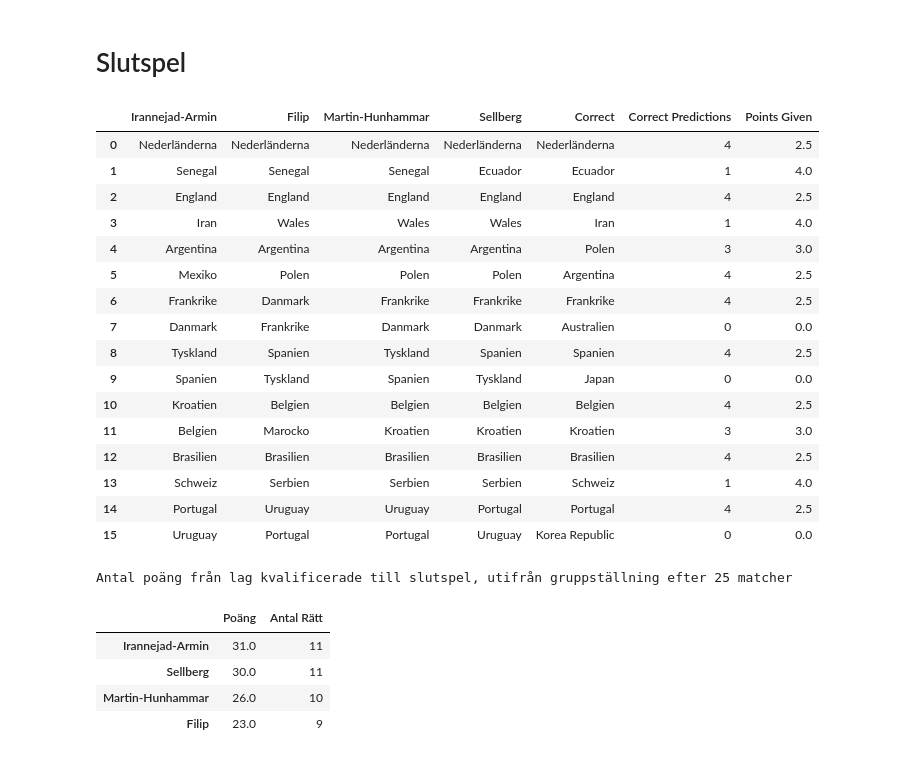
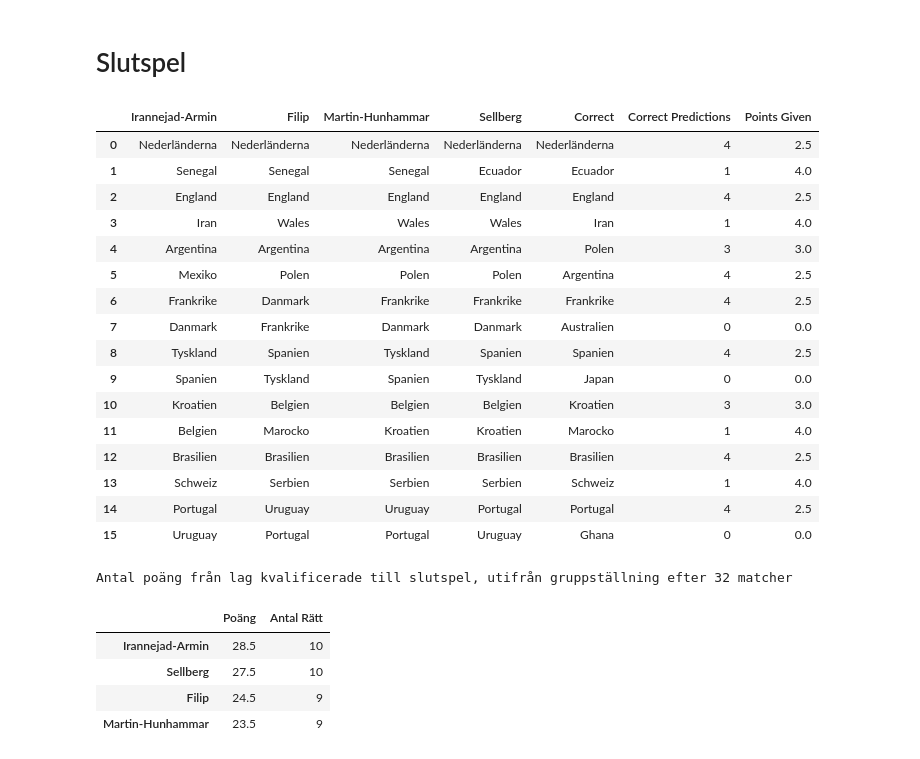
Before and after one commit to filipaslin/wc-tippning, a Jupyter notebook: scores.ipynb, the cells around one changed output. Saved outputs shown, nothing was run; the diff lists cells and outputs as text; code cells hidden in the pictures.

```diff
--- a/scores.ipynb
+++ b/scores.ipynb
@@ -78,35 +78,36 @@ Antal gruppspelspoäng efter 25 matcher
 <h1>Slutspel</h1>
 # %%
 country_map = {x[1]:x[0] for x in pd.read_html("https://svenskaengelska.se/lander.html")[0].values}
+country_map["Morocco"] = "Marocko"
 qual_preds = []
 for f in files:
     tmp = pd.read_excel(f)
     qual_preds.append([t.split(" ")[0] for t in tmp[tmp.columns[5]][61:77].values])
 qual_df = pd.DataFrame(qual_preds).T
 qual_df.columns = names
 qual_df["Correct"] = forzawrapper.get_qualifying()
 qual_df["Correct"] = qual_df["Correct"].apply(lambda x: country_map[x] if x in country_map.keys() else x)
 qual_df["Correct Predictions"] = qual_df["Correct"].apply(lambda x: sum([int(x in qual_df[c].values) for c in qual_df.columns[:-1]]))
 qual_df["Points Given"] = 0.5*(1+(len(files)*2-qual_df["Correct Predictions"]))*qual_df["Correct Predictions"].astype(bool)
 qual_df
 # %% [output]
 |  | Irannejad-Armin | Filip | Martin-Hunhammar | Sellberg | Correct | Correct Predictions | Points Given |
 | 0 | Nederländerna | Nederländerna | Nederländerna | Nederländerna | Nederländerna | 4 | 2.5 |
 | 1 | Senegal | Senegal | Senegal | Ecuador | Ecuador | 1 | 4.0 |
 | 2 | England | England | England | England | England | 4 | 2.5 |
 | 3 | Iran | Wales | Wales | Wales | Iran | 1 | 4.0 |
 | 4 | Argentina | Argentina | Argentina | Argentina | Polen | 3 | 3.0 |
 | 5 | Mexiko | Polen | Polen | Polen | Argentina | 4 | 2.5 |
 | 6 | Frankrike | Danmark | Frankrike | Frankrike | Frankrike | 4 | 2.5 |
 | 7 | Danmark | Frankrike | Danmark | Danmark | Australien | 0 | 0.0 |
 | 8 | Tyskland | Spanien | Tyskland | Spanien | Spanien | 4 | 2.5 |
 | 9 | Spanien | Tyskland | Spanien | Tyskland | Japan | 0 | 0.0 |
-| 10 | Kroatien | Belgien | Belgien | Belgien | Belgien | 4 | 2.5 |
-| 11 | Belgien | Marocko | Kroatien | Kroatien | Kroatien | 3 | 3.0 |
+| 10 | Kroatien | Belgien | Belgien | Belgien | Kroatien | 3 | 3.0 |
+| 11 | Belgien | Marocko | Kroatien | Kroatien | Marocko | 1 | 4.0 |
 | 12 | Brasilien | Brasilien | Brasilien | Brasilien | Brasilien | 4 | 2.5 |
 | 13 | Schweiz | Serbien | Serbien | Serbien | Schweiz | 1 | 4.0 |
 | 14 | Portugal | Uruguay | Uruguay | Portugal | Portugal | 4 | 2.5 |
-| 15 | Uruguay | Portugal | Portugal | Uruguay | Korea Republic | 0 | 0.0 |
+| 15 | Uruguay | Portugal | Portugal | Uruguay | Ghana | 0 | 0.0 |
 # %%
 print("Antal poäng från lag kvalificerade till slutspel, utifrån gruppställning efter", (~df['Correct'].isna()).sum(), "matcher")
 
@@ -115,9 +116,9 @@ qual_score_df.columns = ["Poäng"]
 qual_score_df["Antal Rätt"] = pd.DataFrame(list(qual_df.apply(lambda x: [int(x["Correct"] in qual_df[c].values) for c in qual_df.columns[:4]], axis=1).values), columns=qual_df.columns[:4]).sum()
 qual_score_df.sort_values("Poäng", ascending=False)
 # %% [output]
-Antal poäng från lag kvalificerade till slutspel, utifrån gruppställning efter 25 matcher
+Antal poäng från lag kvalificerade till slutspel, utifrån gruppställning efter 32 matcher
 |  | Poäng | Antal Rätt |
-| Irannejad-Armin | 31.0 | 11 |
-| Sellberg | 30.0 | 11 |
-| Martin-Hunhammar | 26.0 | 10 |
-| Filip | 23.0 | 9 |
+| Irannejad-Armin | 28.5 | 10 |
+| Sellberg | 27.5 | 10 |
+| Filip | 24.5 | 9 |
+| Martin-Hunhammar | 23.5 | 9 |
```
Also changed, not shown: parts of 2 cells of this notebook.
